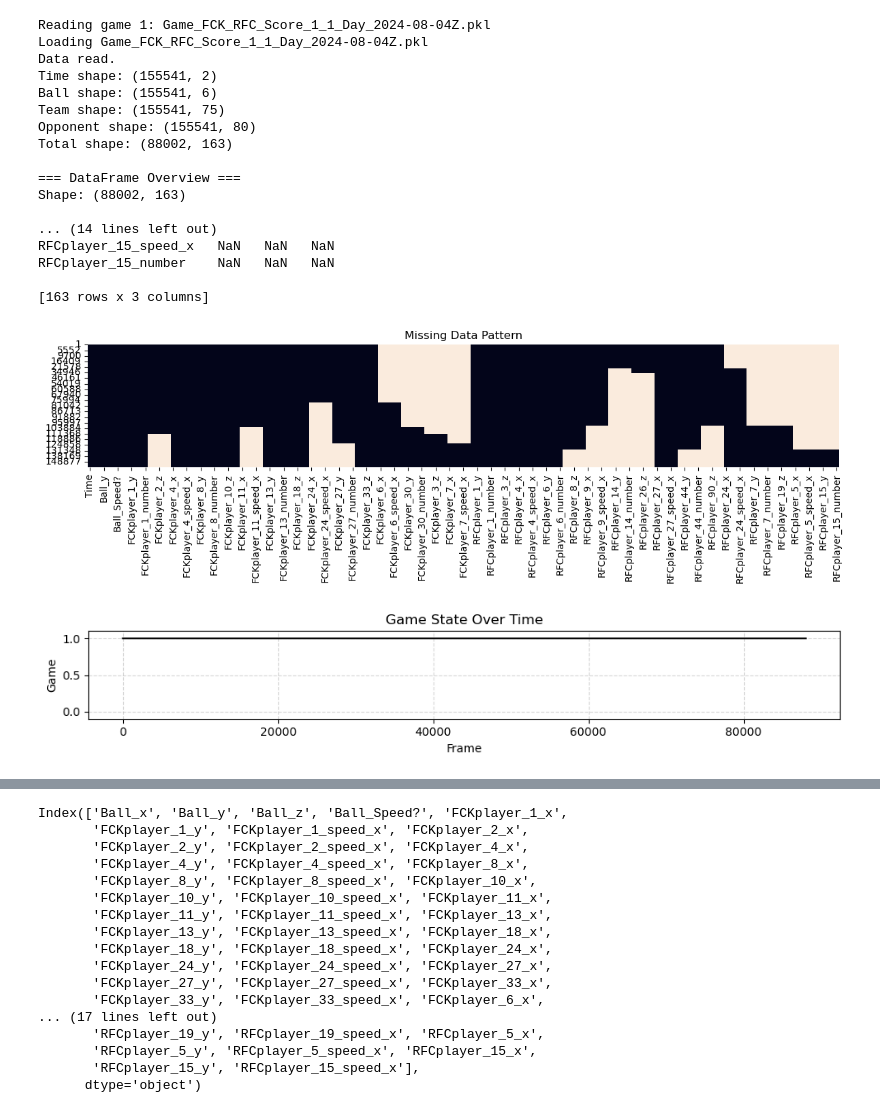
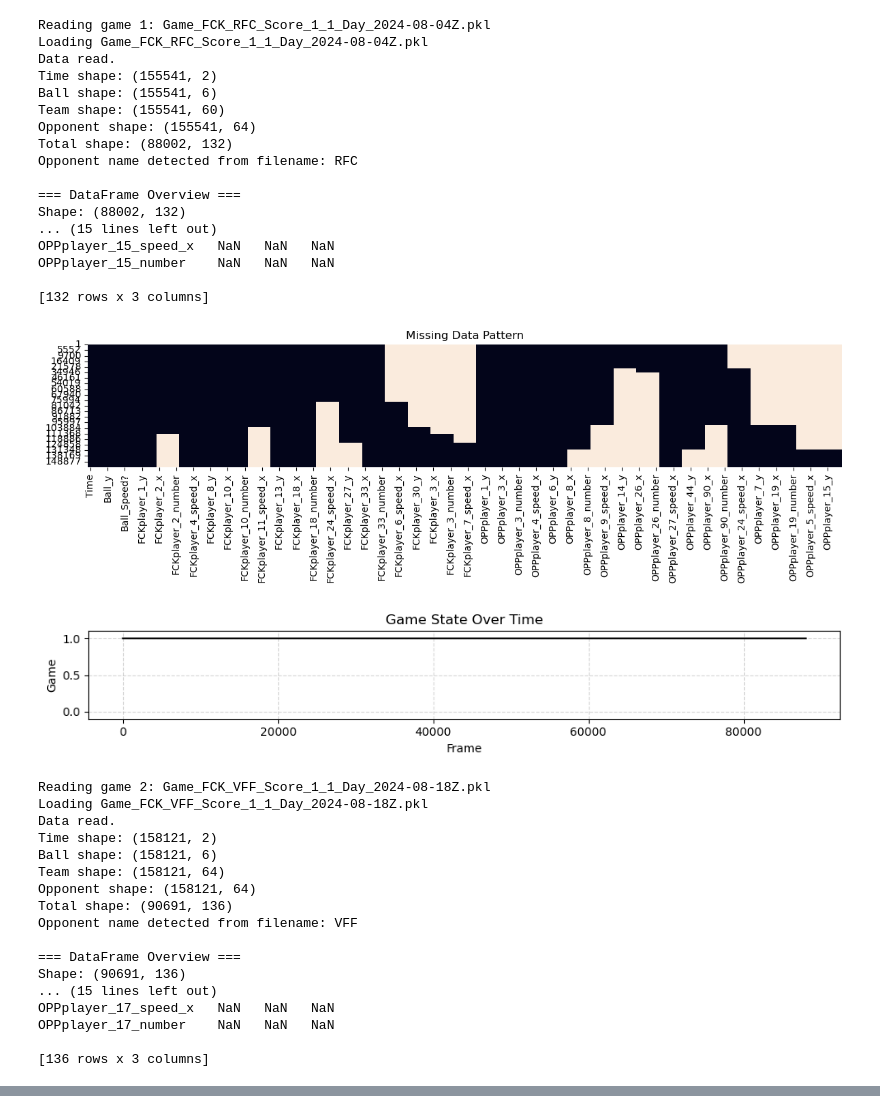
Before and after one commit to adiguzeldeniz/ekip_makine, a Jupyter notebook: autoencoder copy.ipynb, the cells around one changed output, grey strips where cells are left out. Cells and saved outputs as stored; diff of their text form; code cells hidden in the pictures.

```diff
--- a/autoencoder copy.ipynb
+++ b/autoencoder copy.ipynb
@@ -14,27 +14,43 @@ import matplotlib.pyplot as plt
 # %%
 #Getting the data
 data_dir = r"\Users\kirlo\Documents\Sanvi University Work\Year 3\AML\final project\FootballData\RestructuredData_2425"  # replace with your actual data directory
 team = "FCK"
 data_retriever = FootballDataLoader(data_dir, team)
-all_games = data_retriever.load_all_games()
-game = all_games[0]
+all_games = data_retriever.load_all_games(n_games=2, speed_player= True, speed_ball=True, player_z=False, ball_z = True, )
 # %% [output]
 Reading game 1: Game_FCK_RFC_Score_1_1_Day_2024-08-04Z.pkl
 Loading Game_FCK_RFC_Score_1_1_Day_2024-08-04Z.pkl
 Data read.
 Time shape: (155541, 2)
 Ball shape: (155541, 6)
-Team shape: (155541, 75)
-Opponent shape: (155541, 80)
-Total shape: (88002, 163)
+Team shape: (155541, 60)
+Opponent shape: (155541, 64)
+Total shape: (88002, 132)
+Opponent name detected from filename: RFC
 
 === DataFrame Overview ===
-Shape: (88002, 163)
+Shape: (88002, 132)
+... (15 lines left out)
+OPPplayer_15_speed_x   NaN   NaN   NaN
+OPPplayer_15_number    NaN   NaN   NaN
 
-... (14 lines left out)
-RFCplayer_15_speed_x   NaN   NaN   NaN
-RFCplayer_15_number    NaN   NaN   NaN
-
-[163 rows x 3 columns]
+[132 rows x 3 columns]
-[figure, old version]
+[figure, new version]
 [figure]
+Reading game 2: Game_FCK_VFF_Score_1_1_Day_2024-08-18Z.pkl
+Loading Game_FCK_VFF_Score_1_1_Day_2024-08-18Z.pkl
+Data read.
+Time shape: (158121, 2)
+Ball shape: (158121, 6)
+Team shape: (158121, 64)
+Opponent shape: (158121, 64)
+Total shape: (90691, 136)
+Opponent name detected from filename: VFF
+
+=== DataFrame Overview ===
+Shape: (90691, 136)
+... (15 lines left out)
+OPPplayer_17_speed_x   NaN   NaN   NaN
+OPPplayer_17_number    NaN   NaN   NaN
+
+[136 rows x 3 columns]
@@ -52,20 +58,0 @@ game_reduced = game[position_columns]
-# %%
-game_reduced.columns
-# %% [output]
-Index(['Ball_x', 'Ball_y', 'Ball_z', 'Ball_Speed?', 'FCKplayer_1_x',
-       'FCKplayer_1_y', 'FCKplayer_1_speed_x', 'FCKplayer_2_x',
-       'FCKplayer_2_y', 'FCKplayer_2_speed_x', 'FCKplayer_4_x',
-       'FCKplayer_4_y', 'FCKplayer_4_speed_x', 'FCKplayer_8_x',
-       'FCKplayer_8_y', 'FCKplayer_8_speed_x', 'FCKplayer_10_x',
-       'FCKplayer_10_y', 'FCKplayer_10_speed_x', 'FCKplayer_11_x',
-       'FCKplayer_11_y', 'FCKplayer_11_speed_x', 'FCKplayer_13_x',
-       'FCKplayer_13_y', 'FCKplayer_13_speed_x', 'FCKplayer_18_x',
-       'FCKplayer_18_y', 'FCKplayer_18_speed_x', 'FCKplayer_24_x',
-       'FCKplayer_24_y', 'FCKplayer_24_speed_x', 'FCKplayer_27_x',
-       'FCKplayer_27_y', 'FCKplayer_27_speed_x', 'FCKplayer_33_x',
-       'FCKplayer_33_y', 'FCKplayer_33_speed_x', 'FCKplayer_6_x',
-... (17 lines left out)
-       'RFCplayer_19_y', 'RFCplayer_19_speed_x', 'RFCplayer_5_x',
-       'RFCplayer_5_y', 'RFCplayer_5_speed_x', 'RFCplayer_15_x',
-       'RFCplayer_15_y', 'RFCplayer_15_speed_x'],
-      dtype='object')
```
Also changed, not shown: parts of 21 cells of this notebook, 2 other files.
